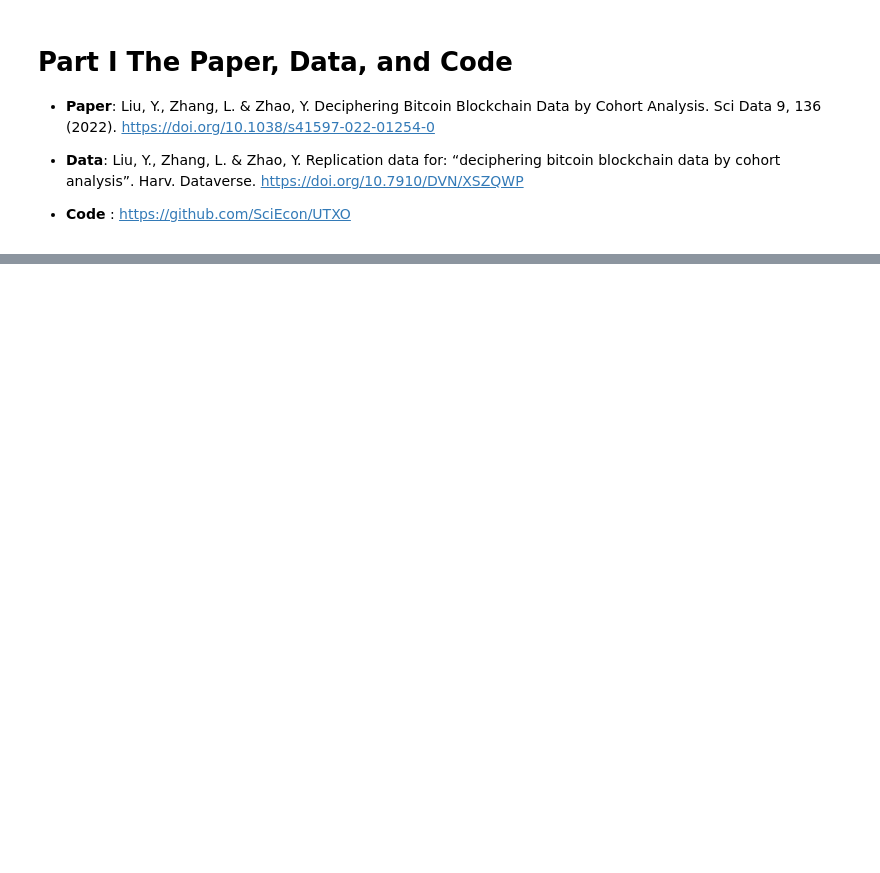
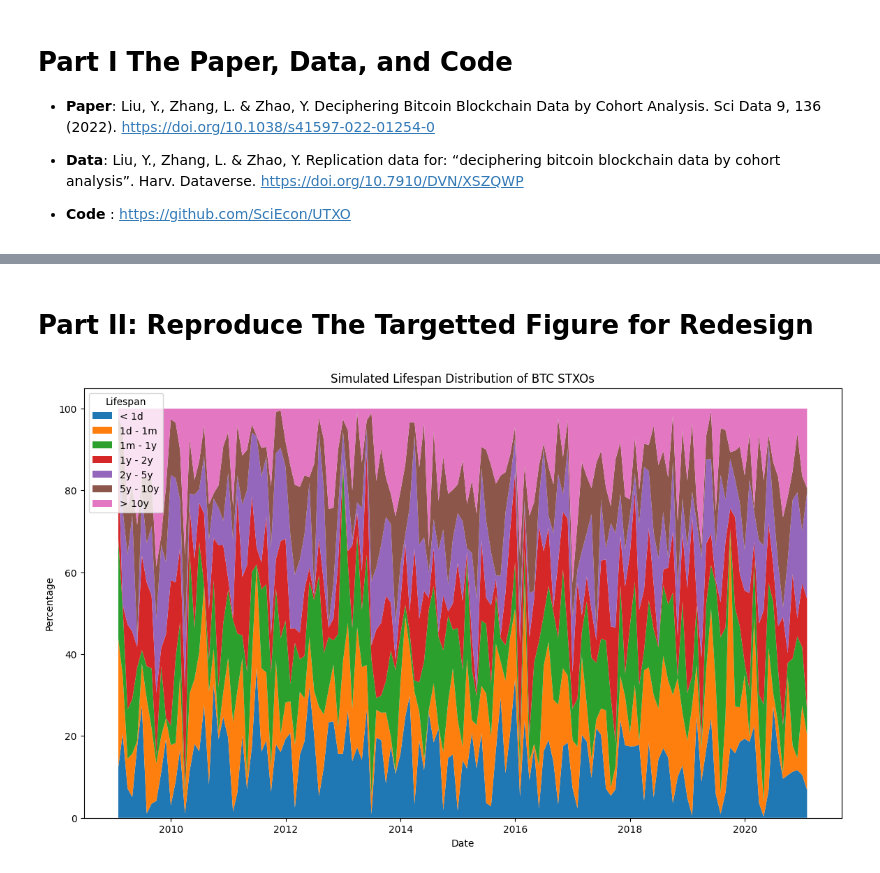
Before and after one commit to sunshineluyao/infoVis_Week2, a Jupyter notebook: InfoVis_Week2.ipynb, the cells around one changed output, grey strips where cells are left out. Cells and saved outputs as stored; diff of their text form; code cells hidden in the pictures; blank space fills up the shorter version.

```diff
--- a/InfoVis_Week2.ipynb
+++ b/InfoVis_Week2.ipynb
@@ -159,0 +11,23 @@ This small multiples approach, combined with interactive features (such as zoom,
+# %% [markdown]
+# Part II: Reproduce The Targetted Figure for Redesign
+# %%
+import matplotlib.pyplot as plt
+
+# Create a stacked area plot using Matplotlib as an alternative
+plt.figure(figsize=(14, 8))
+
+# Stack the categories as an area chart
+plt.stackplot(df.index, df.T, labels=categories)
+
+# Adding title and labels
+plt.title("Simulated Lifespan Distribution of BTC STXOs")
+plt.xlabel("Date")
+plt.ylabel("Percentage")
+
+# Adding a legend
+plt.legend(title="Lifespan", loc="upper left")
+
+# Show the Figure
+plt.show()
+# %% [output]
+[figure, added]
```
Also changed, not shown: parts of 10 cells of this notebook.
